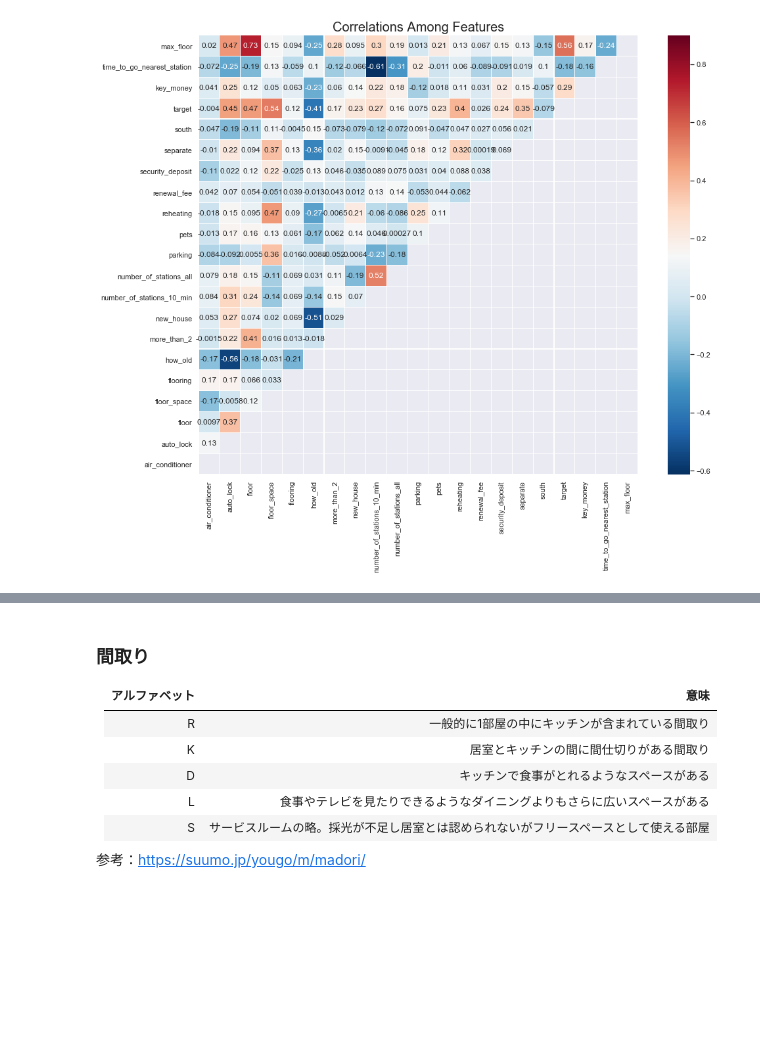
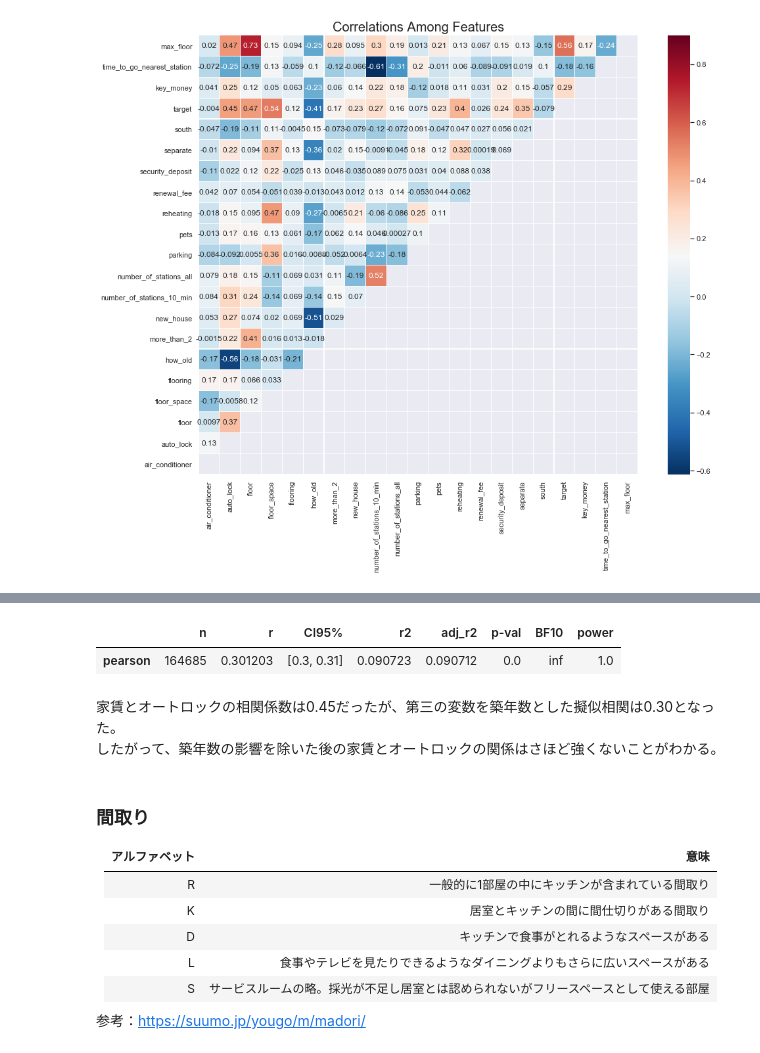
Before and after one commit to m7142yosuke/Tokyo-house-price-prediction-portfolio, a Jupyter notebook: 不動産価格予測.ipynb, the cells around one changed output, grey strips where cells are left out. Drawn from its saved outputs; the diff is of its cells as text; code cells hidden in the pictures; blank space fills up the shorter version.

Commit message:
Add partial correlation

```diff
--- a/不動産価格予測.ipynb
+++ b/不動産価格予測.ipynb
@@ -473,3 +477,13 @@ plt.show()
+# %%
+from pingouin import partial_corr
+
+partial_corr(data=df_all, x='auto_lock', y='target', covar='how_old', method='pearson')
+# %% [output]
+|  | n | r | CI95% | r2 | adj_r2 | p-val | BF10 | power |
+| pearson | 164685 | 0.301203 | [0.3, 0.31] | 0.090723 | 0.090712 | 0.0 | inf | 1.0 |
+# %% [markdown]
+家賃とオートロックの相関係数は0.45だったが、第三の変数を築年数とした擬似相関は0.30となった。
+したがって、築年数の影響を除いた後の家賃とオートロックの関係はさほど強くないことがわかる。
 # %% [markdown]
 ### 間取り
 |アルファベット  |意味  |
```
Also changed, not shown: parts of 6 cells of this notebook, 6 other files.
